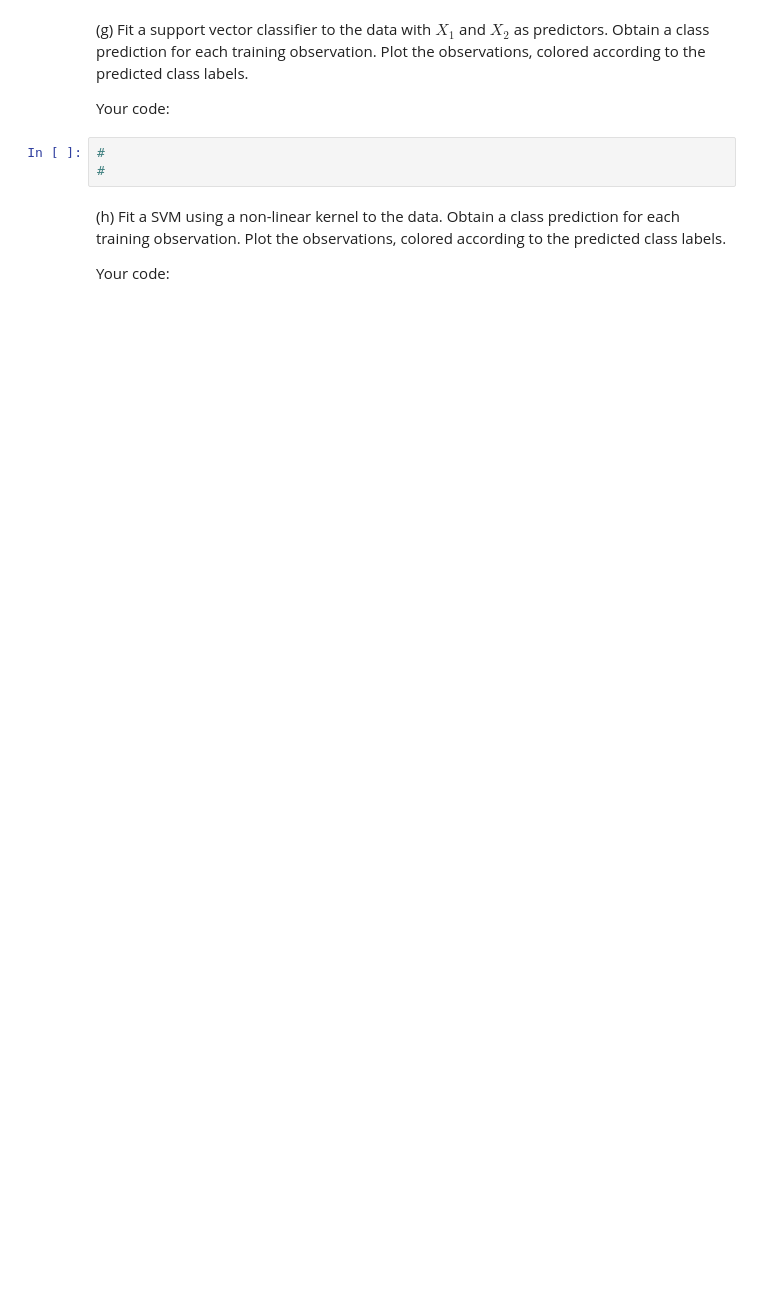
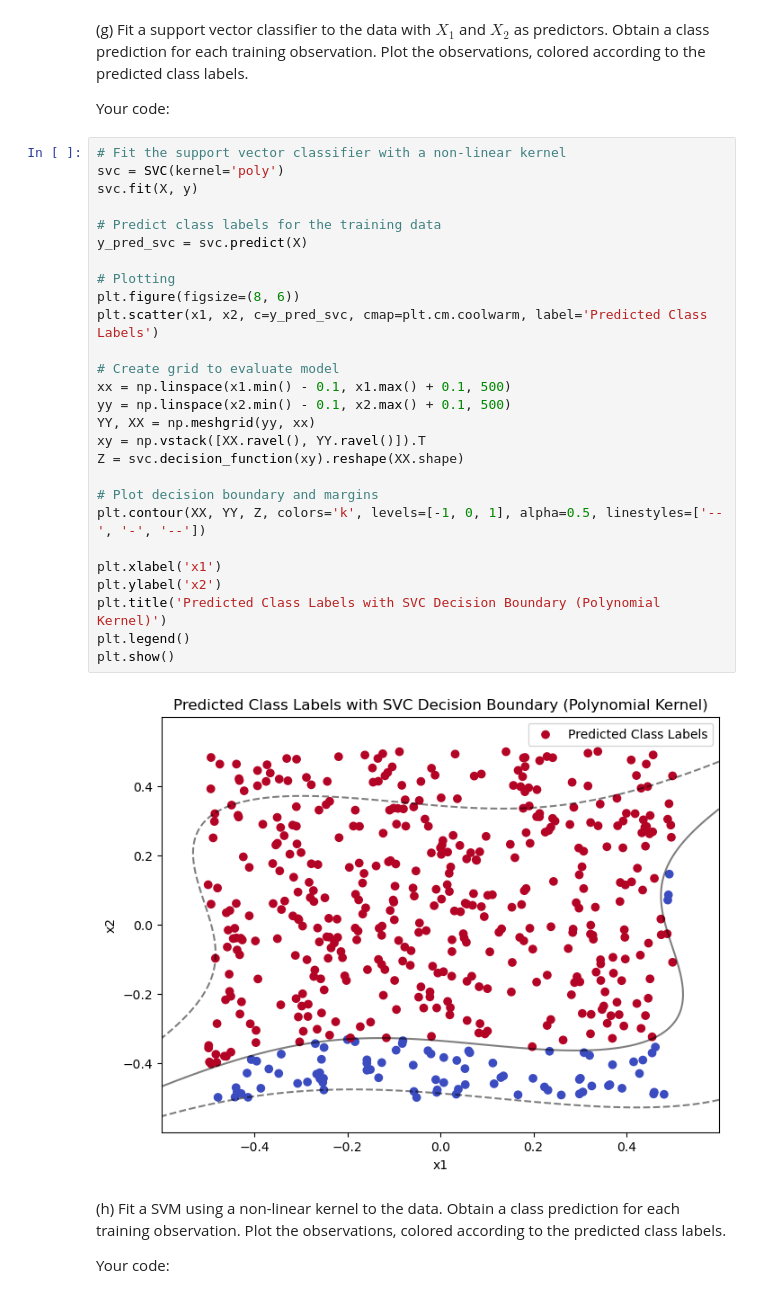
Before and after one commit to BU-MSSP-Classroom/MA679_Spring2024_08_svm-yuyangsun28k, a Jupyter notebook: 08_SVM_Python.ipynb, the cells around one changed output. Cells and saved outputs as stored; diff of their text form; blank space fills up the shorter version.

Commit message:
commit until kernel

```diff
--- a/08_SVM_Python.ipynb
+++ b/08_SVM_Python.ipynb
@@ -369,8 +496,34 @@ Your code:
 
 Your code:
 # %%
-#
-#
+# Fit the support vector classifier with a non-linear kernel
+svc = SVC(kernel='poly')
+svc.fit(X, y)
+
+# Predict class labels for the training data
+y_pred_svc = svc.predict(X)
+
+# Plotting
+plt.figure(figsize=(8, 6))
+plt.scatter(x1, x2, c=y_pred_svc, cmap=plt.cm.coolwarm, label='Predicted Class Labels')
+
+# Create grid to evaluate model
+xx = np.linspace(x1.min() - 0.1, x1.max() + 0.1, 500)
+yy = np.linspace(x2.min() - 0.1, x2.max() + 0.1, 500)
+YY, XX = np.meshgrid(yy, xx)
+xy = np.vstack([XX.ravel(), YY.ravel()]).T
+Z = svc.decision_function(xy).reshape(XX.shape)
+
+# Plot decision boundary and margins
+plt.contour(XX, YY, Z, colors='k', levels=[-1, 0, 1], alpha=0.5, linestyles=['--', '-', '--'])
+
+plt.xlabel('x1')
+plt.ylabel('x2')
+plt.title('Predicted Class Labels with SVC Decision Boundary (Polynomial Kernel)')
+plt.legend()
+plt.show()
+# %% [output]
+[figure, added]
 # %% [markdown]
 (h) Fit a SVM using a non-linear kernel to the data. Obtain a class prediction for each training observation. Plot the observations, colored according to the predicted class labels.
 
```
Also changed, not shown: parts of 33 cells of this notebook.
